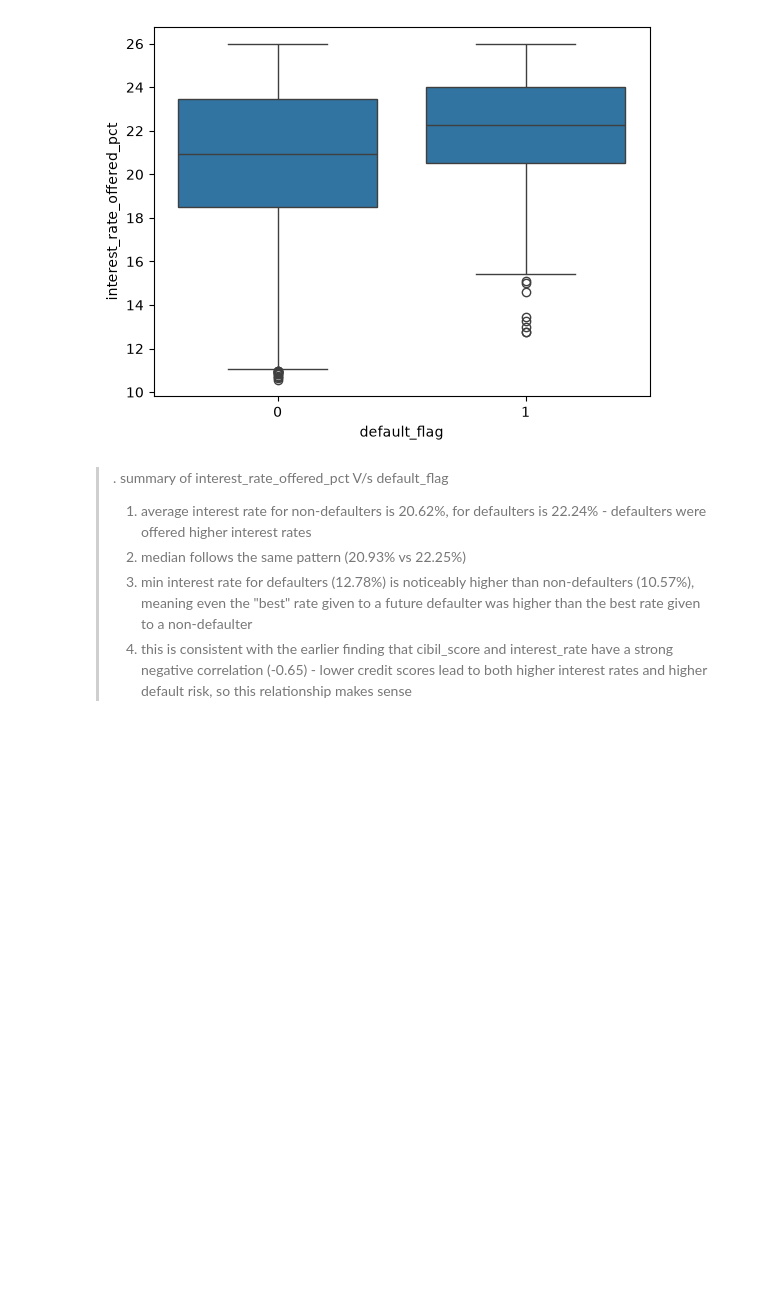
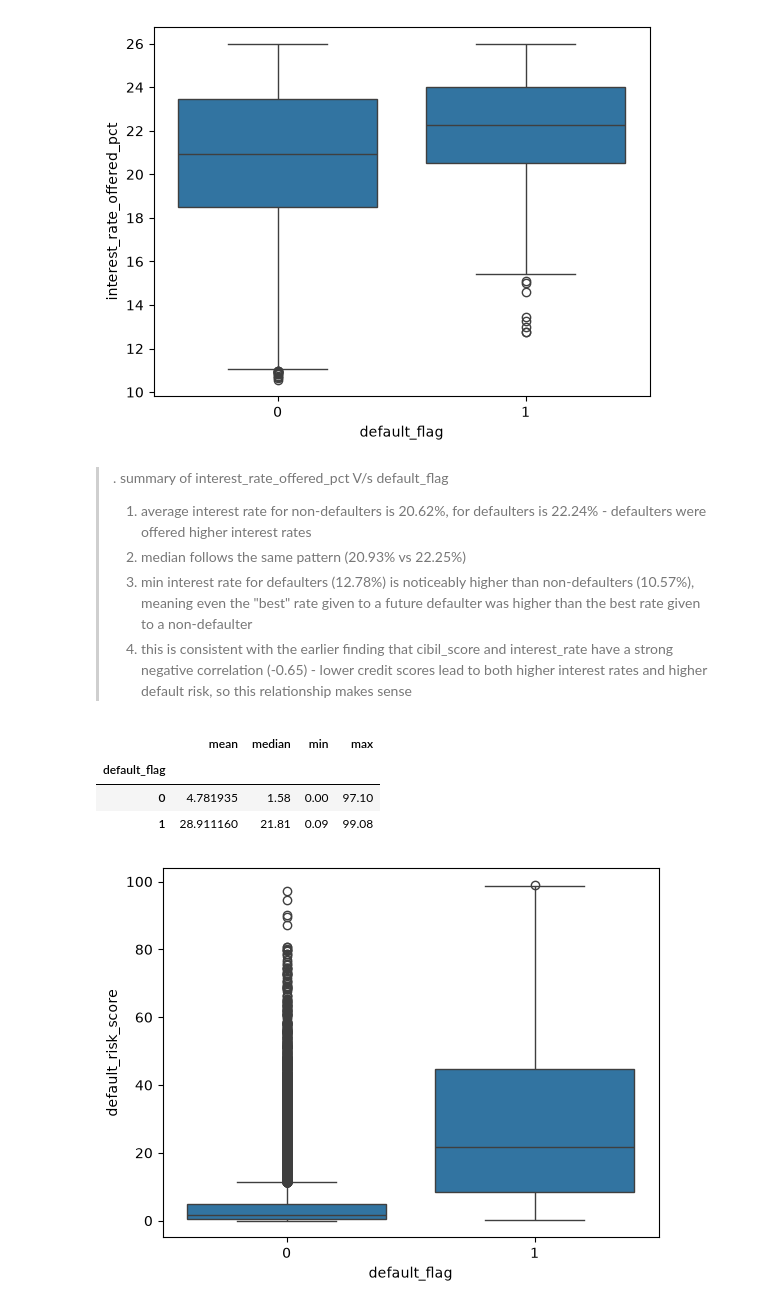
Before and after one commit to Nayan-2006-opensource/loan-default-risk-analysis, a Jupyter notebook: Notebooks/bivariate_analysis_numerical_vs_categorical_columns.ipynb, the cells around one changed output. Cells and saved outputs as stored; diff of their text form; code cells hidden in the pictures; blank space fills up the shorter version.

Commit message:
completed analysis of default_risk_score V/s default_flag

```diff
--- a/Notebooks/bivariate_analysis_numerical_vs_categorical_columns.ipynb
+++ b/Notebooks/bivariate_analysis_numerical_vs_categorical_columns.ipynb
@@ -218,3 +218,15 @@ plt.show()
 > interest_rate have a strong negative correlation (-0.65) - lower
 > credit scores lead to both higher interest rates and higher
 > default risk, so this relationship makes sense
+# %%
+#default_risk_score vs default_flag
+a=df.groupby("default_flag")["default_risk_score"].agg(["mean","median","min","max"])
+display(a)
+a=sns.boxplot(data=df,x="default_flag",y="default_risk_score")
+plt.show()
+# %% [output]
+|  | mean | median | min | max |
+| default_flag |  |  |  |  |
+| 0 | 4.781935 | 1.58 | 0.00 | 97.10 |
+| 1 | 28.911160 | 21.81 | 0.09 | 99.08 |
+[figure, added]
```
Also changed, not shown: parts of 1 cell of this notebook.
